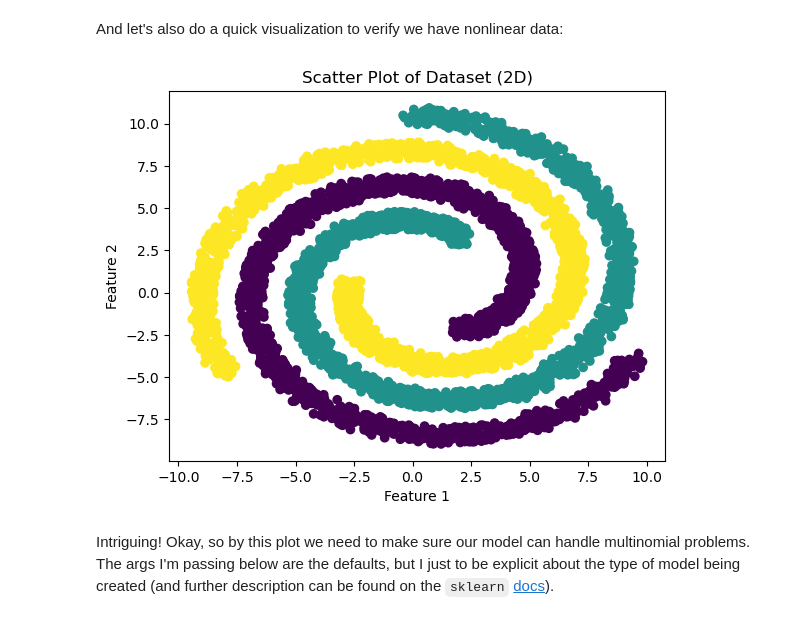
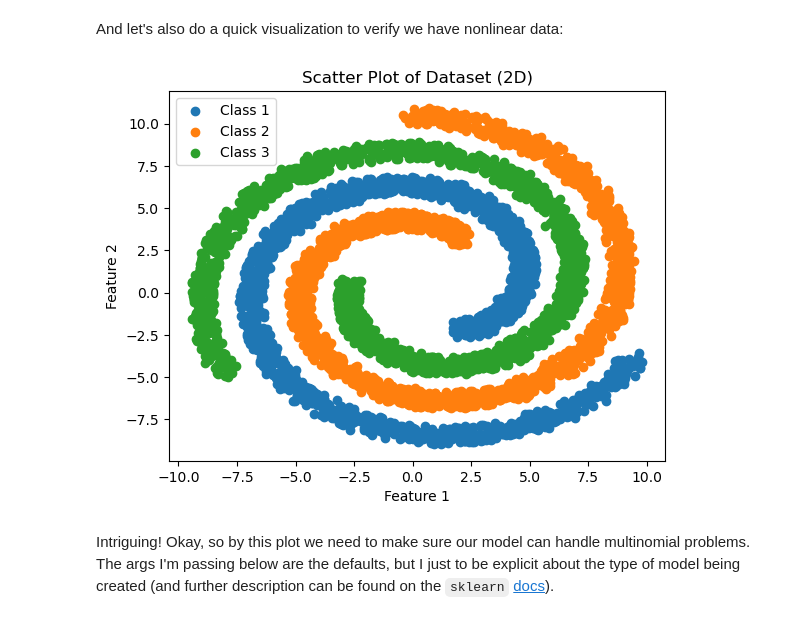
Before and after one commit to UPstartDeveloper/ML-Fundamentals-and-Apps, a Jupyter notebook: SyedRaza_Project1/SyedRaza_Project1.ipynb, the cells around one changed output. Drawn from its saved outputs; the diff is of its cells as text; code cells hidden in the pictures.

```diff
--- a/SyedRaza_Project1/SyedRaza_Project1.ipynb
+++ b/SyedRaza_Project1/SyedRaza_Project1.ipynb
@@ -70,14 +70,23 @@ X_train_scaled = scaler.fit_transform(X_train)
 X_test_scaled = scaler.transform(X_test)
 # %% [markdown]
 And let's also do a quick visualization to verify we have nonlinear data:
-# %%
-plt.scatter(X_train["x"], X_train["y"], c=np.squeeze(y_train))
-plt.xlabel("Feature 1")
-plt.ylabel("Feature 2")
-plt.title("Scatter Plot of Dataset (2D)")
-plt.show()
-# %% [output]
-[figure, removed]
+# %%
+class1, class2, class3 = (
+    df_train[df_train["class"] == 1][["x", "y"]],
+    df_train[df_train["class"] == 2][["x", "y"]],
+    df_train[df_train["class"] == 3][["x", "y"]],
+)
+
+plt.scatter(class1["x"], class1["y"], label='Class 1')
+plt.scatter(class2["x"], class2["y"], label='Class 2')
+plt.scatter(class3["x"], class3["y"], label='Class 3')
+plt.xlabel("Feature 1")
+plt.ylabel("Feature 2")
+plt.title("Scatter Plot of Dataset (2D)")
+plt.legend()
+plt.show()
+# %% [output]
+[figure, added]
 # %% [markdown]
 Intriguing!
 Okay, so by this plot we need to make sure our model can handle multinomial problems. The args I'm passing below are the defaults, but I just to be explicit about the type of model being created (and further description can be found on the `sklearn` [docs](https://scikit-learn.org/stable/modules/generated/sklearn.linear_model.LogisticRegression.html)).
```
Also changed, not shown: parts of 15 cells of this notebook.
